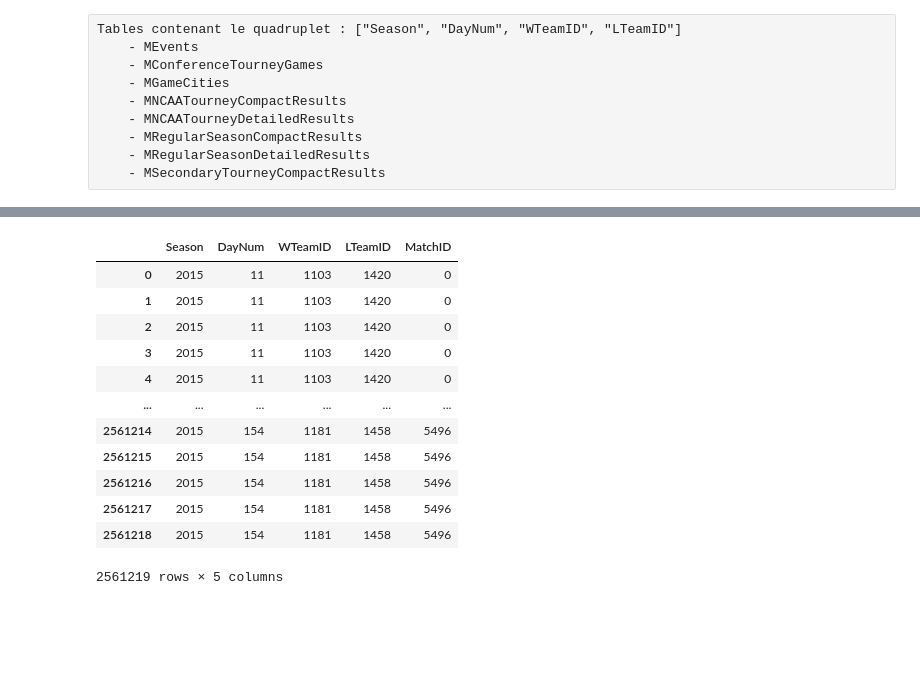
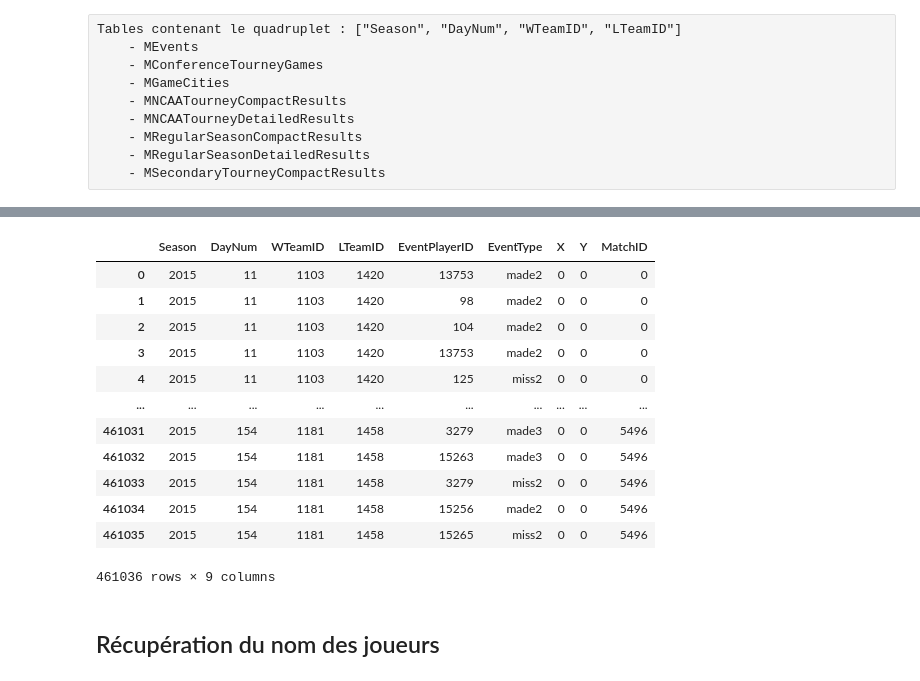
Before and after one commit to NicoR21/ncaam-2020, a Jupyter notebook: ncaam/src/test_app.ipynb, the cells around one changed output, grey strips where cells are left out. Saved outputs shown, nothing was run; the diff lists cells and outputs as text; code cells hidden in the pictures; blank space fills up the shorter version.

Commit message:
ajout de 2 fonctions pour récupérer les MatchID ou les joueurs

```diff
--- a/ncaam/src/test_app.ipynb
+++ b/ncaam/src/test_app.ipynb
@@ -11,4 +11,4 @@ from ncaam.src.dao.loader import Loader
 loader = Loader()
 data = loader.import_data(["MEvents", "MConferenceTourneyGames", "MGameCities", "MNCAATourneyCompactResults",
                            "MNCAATourneyDetailedResults", "MRegularSeasonCompactResults",
-                           "MRegularSeasonDetailedResults", "MSecondaryTourneyCompactResults"])
+                           "MRegularSeasonDetailedResults", "MSecondaryTourneyCompactResults", "MPlayers"])
@@ -260,10 +230,17 @@ MSecondaryTourneyCompactResults = data["MSecondaryTourneyCompactResults"]
 #df = MEvents.groupby(["Season", "DayNum", "WTeamID", "LTeamID"])
 # %%
 # On garde les 4 colonnes qui permettent de créer un MatchID unique et la saison 2015 pour réduire le df
+# Variables utiles pour le groupby()
+#df_2015 = df_2015[['Season', 'DayNum', 'WTeamID', 'LTeamID']]
 
+# Variables utiles
 df_2015 = MEvents[['Season', 'DayNum', 'WTeamID', 'LTeamID', 'EventPlayerID', 'EventType', 'X', 'Y']]
-#df_2015 = df_2015[df_2015['EventType'].str.contains('miss') | df_2015['EventType'].str.contains('made')]
-df_2015 = df_2015[['Season', 'DayNum', 'WTeamID', 'LTeamID']]
-df_2015 = df_2015.loc[df_2015['Season'] == 2015]
-df_2015
+
+# Shots à 2 et 3 points râtés et réussis
+df_2015_shots = df_2015[df_2015['EventType'].str.contains('miss2')| df_2015['EventType'].str.contains('made2')|
+                  df_2015['EventType'].str.contains('made3') | df_2015['EventType'].str.contains('made3')]
+
+# Sur une seule saison (2015)
+df_2015_shots = df_2015_shots.loc[df_2015_shots['Season'] == 2015]
+df_2015_shots.head()
 # %% [output]
@@ -283,10 +253,10 @@ df_2015
 # %%
 # DataFrame avec MatchId unique --> 5497 matchs en 2015
 
-df_id_unique = df_2015.groupby(['Season','DayNum', 'WTeamID', 'LTeamID']).size().reset_index().rename(columns={0:'count'})
+df_id_unique = (df_2015_shots.groupby(['Season','DayNum', 'WTeamID', 'LTeamID']).size().reset_index().rename(columns={0:'count'}))
 df_id_unique['MatchID'] = df_id_unique.index
 df_id_unique = df_id_unique.drop(['count'], axis=1)
-df_id_unique
+df_id_unique.head()
 # %% [output]
 |  | Season | DayNum | WTeamID | LTeamID | MatchID |
 | 0 | 2015 | 11 | 1103 | 1420 | 0 |
@@ -304,20 +267,23 @@ df_id_unique
 # %%
 # On applique le MatchID sur l'ensemble du dataframe
 
-df_2015_id = pd.merge(df_2015, df_id_unique,  how='left', left_on=['Season','DayNum', 'WTeamID', 'LTeamID'],
+df_2015_id = pd.merge(df_2015_shots, df_id_unique,  how='left',
+                      left_on=['Season','DayNum', 'WTeamID', 'LTeamID'],
                       right_on = ['Season','DayNum', 'WTeamID', 'LTeamID'])
 df_2015_id
 # %% [output]
-|  | Season | DayNum | WTeamID | LTeamID | MatchID |
-| 0 | 2015 | 11 | 1103 | 1420 | 0 |
-| 1 | 2015 | 11 | 1103 | 1420 | 0 |
-| 2 | 2015 | 11 | 1103 | 1420 | 0 |
-| 3 | 2015 | 11 | 1103 | 1420 | 0 |
-| 4 | 2015 | 11 | 1103 | 1420 | 0 |
-| ... | ... | ... | ... | ... | ... |
-| 2561214 | 2015 | 154 | 1181 | 1458 | 5496 |
-| 2561215 | 2015 | 154 | 1181 | 1458 | 5496 |
-| 2561216 | 2015 | 154 | 1181 | 1458 | 5496 |
-| 2561217 | 2015 | 154 | 1181 | 1458 | 5496 |
-| 2561218 | 2015 | 154 | 1181 | 1458 | 5496 |
+|  | Season | DayNum | WTeamID | LTeamID | EventPlayerID | EventType | X | Y | MatchID |
+| 0 | 2015 | 11 | 1103 | 1420 | 13753 | made2 | 0 | 0 | 0 |
+| 1 | 2015 | 11 | 1103 | 1420 | 98 | made2 | 0 | 0 | 0 |
+| 2 | 2015 | 11 | 1103 | 1420 | 104 | made2 | 0 | 0 | 0 |
+| 3 | 2015 | 11 | 1103 | 1420 | 13753 | made2 | 0 | 0 | 0 |
+| 4 | 2015 | 11 | 1103 | 1420 | 125 | miss2 | 0 | 0 | 0 |
+| ... | ... | ... | ... | ... | ... | ... | ... | ... | ... |
+| 461031 | 2015 | 154 | 1181 | 1458 | 3279 | made3 | 0 | 0 | 5496 |
+| 461032 | 2015 | 154 | 1181 | 1458 | 15263 | made3 | 0 | 0 | 5496 |
+| 461033 | 2015 | 154 | 1181 | 1458 | 3279 | miss2 | 0 | 0 | 5496 |
+| 461034 | 2015 | 154 | 1181 | 1458 | 15256 | made2 | 0 | 0 | 5496 |
+| 461035 | 2015 | 154 | 1181 | 1458 | 15265 | miss2 | 0 | 0 | 5496 |
-2561219 rows × 5 columns
+461036 rows × 9 columns
+# %% [markdown]
+## Récupération du nom des joueurs
```
Also changed, not shown: parts of 22 cells of this notebook.
